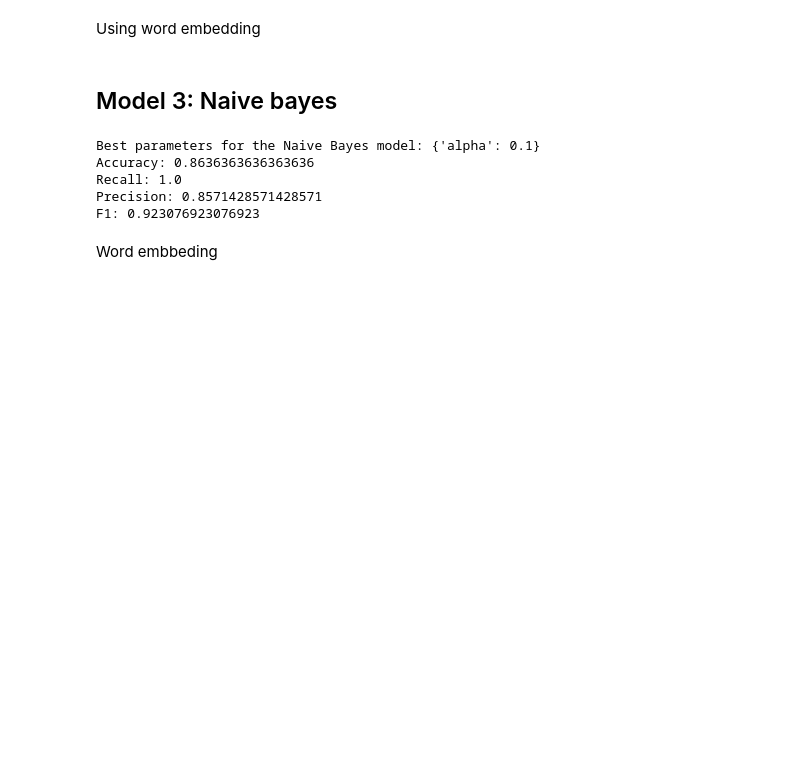
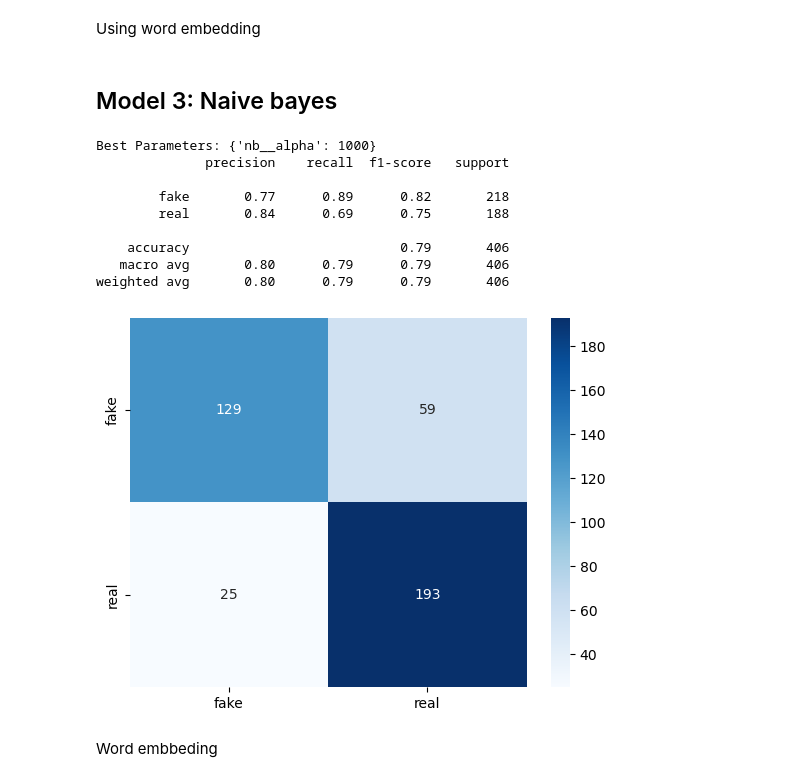
Before and after one commit to BogiSyderbo/FakeNewsProject, a Jupyter notebook: FakeNewsProject.ipynb, the cells around one changed output. Saved outputs shown, nothing was run; the diff lists cells and outputs as text; code cells hidden in the pictures; blank space fills up the shorter version.

```diff
--- a/FakeNewsProject.ipynb
+++ b/FakeNewsProject.ipynb
@@ -434,35 +466,51 @@ Using word embedding
 ## Model 3: Naive bayes
 # %%
 from sklearn.naive_bayes import MultinomialNB
+from sklearn.model_selection import GridSearchCV
+from sklearn.preprocessing import StandardScaler
+from sklearn.feature_extraction.text import TfidfVectorizer
+from sklearn.pipeline import Pipeline
 
-model_nb = MultinomialNB()
-model_nb.fit(X_train_DIM, y_train)
+nb = MultinomialNB()
+
+pipeline_nb = Pipeline([
+    ('vectorizer', TfidfVectorizer(ngram_range=(1, 2))),
+    ('scaler', StandardScaler(with_mean=False)),  # Note: Not used in Naive Bayes but retained for pipeline consistency
+    ('nb', nb)
+])
 
 
-# parameters we want to test for the naive bayes model
-alphas = list([0.1, 1, 10, 100, 1000])
-param_grid_nb = dict(alpha=alphas)
+param_grid = {
+    'nb__alpha': [1, 10, 100, 1000, 10000],  # Smoothing
+}
 
-grid_nb = GridSearchCV(model_nb, param_grid_nb, cv=2, n_jobs=-1, scoring=['accuracy','f1'])
-grid_nb.fit(X_train_DIM, y_train)
-print(f"Best parameters for the Naive Bayes model: {grid_nb.best_params_}")
+# Cross-validation
+grid_search = GridSearchCV(pipeline_nb, param_grid, cv=5, n_jobs=-1, scoring='f1')
+grid_search.fit(x_train, y_train)
 
-nb_using_best_params = MultinomialNB(alpha=grid_nb.best_params_['alpha'])
-nb_using_best_params.fit(X_train_DIM, y_train)
-y_pred = nb_using_best_params.predict(X_val_DIM)
+
+best_params = grid_search.best_params_
+print("Best Parameters:", best_params)
+
+y_pred = grid_search.predict(x_val)
 
 # confusion matrix
 confusion_matrix = metrics.confusion_matrix(y_val, y_pred, labels=[1, 0])
 sns.heatmap(confusion_matrix, annot=True, fmt='g', cmap='Blues', xticklabels=['fake', 'real'], yticklabels=['fake', 'real'])
 
 # classification report
 classification_report = metrics.classification_report(y_val, y_pred, target_names = ['fake', 'real'], zero_division=0)
 print(classification_report)
 # %% [output]
-Best parameters for the Naive Bayes model: {'alpha': 0.1}
-Accuracy: 0.8636363636363636
-Recall: 1.0
-Precision: 0.8571428571428571
-F1: 0.923076923076923
+Best Parameters: {'nb__alpha': 1000}
+              precision    recall  f1-score   support
+
+        fake       0.77      0.89      0.82       218
+        real       0.84      0.69      0.75       188
+
+    accuracy                           0.79       406
+   macro avg       0.80      0.79      0.79       406
+weighted avg       0.80      0.79      0.79       406
+[figure, added]
 # %% [markdown]
 Word embbeding
```
Also changed, not shown: parts of 11 cells of this notebook.
